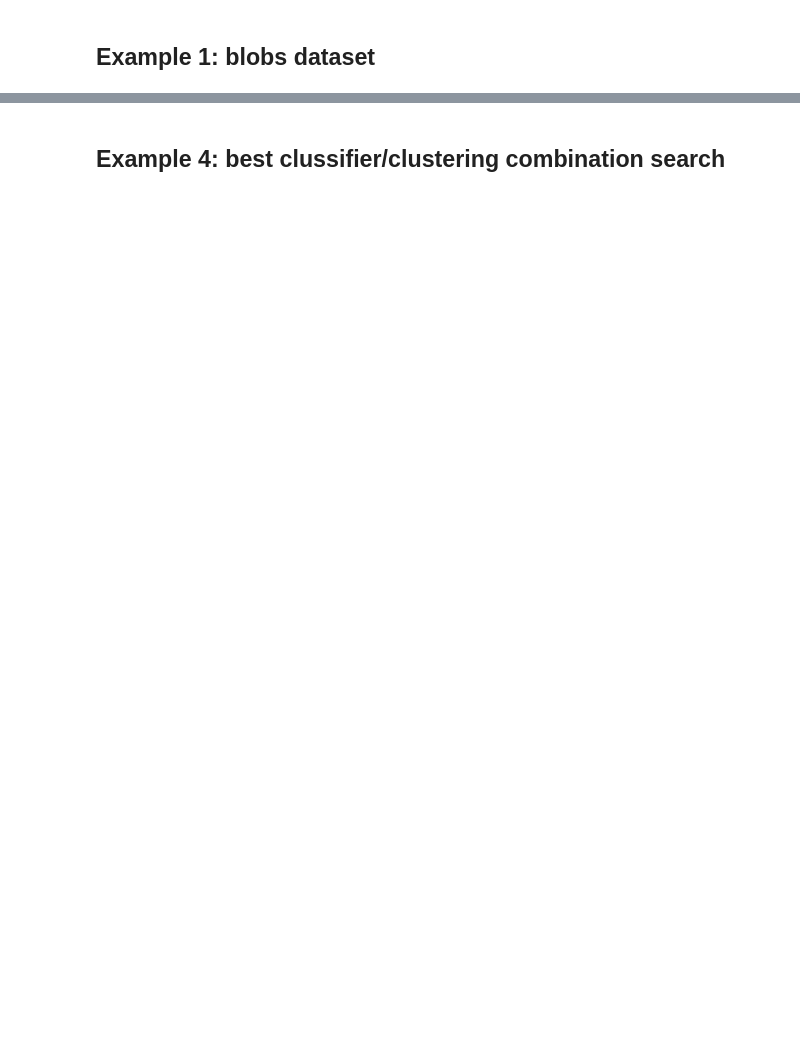
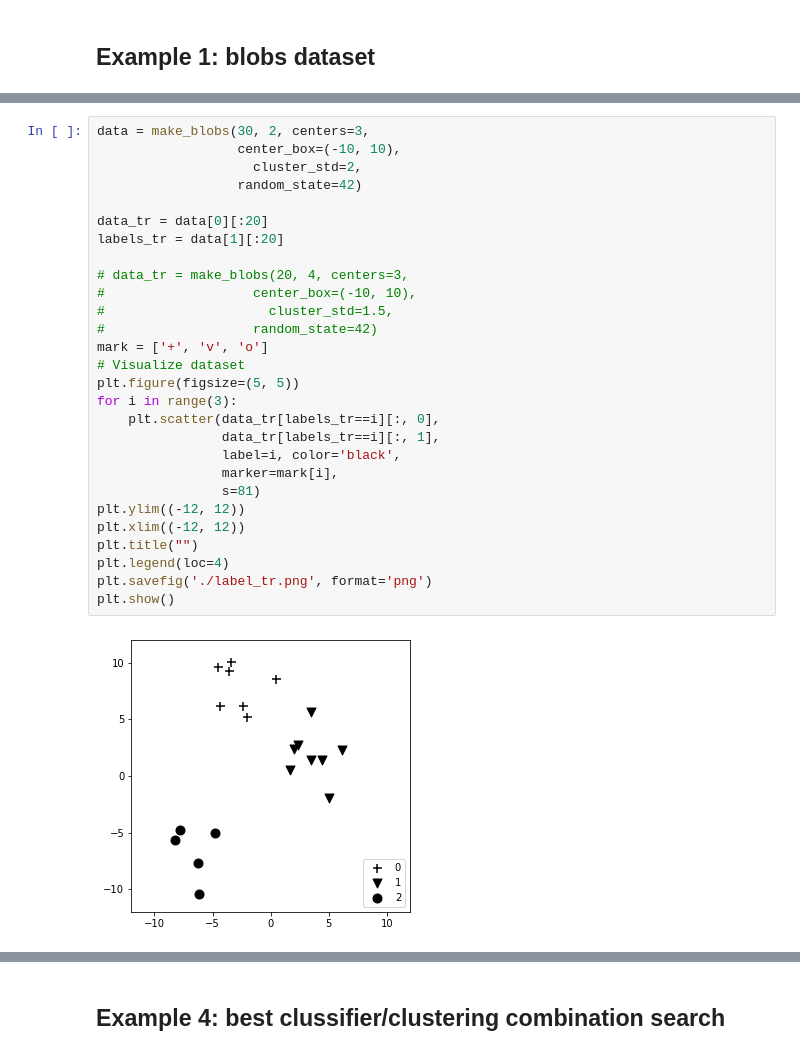
Before and after one commit to IIT-LAND/reval_clustering, a Jupyter notebook: working_examples/manexamples_notebook.ipynb, the cells around one changed output, grey strips where cells are left out. Drawn from its saved outputs; the diff is of its cells as text; blank space fills up the shorter version.

```diff
--- a/working_examples/manexamples_notebook.ipynb
+++ b/working_examples/manexamples_notebook.ipynb
@@ -140,0 +187,30 @@ plt.show()
+# %%
+data = make_blobs(30, 2, centers=3,
+                  center_box=(-10, 10),
+                    cluster_std=2,
+                  random_state=42)
+
+data_tr = data[0][:20]
+labels_tr = data[1][:20]
+
+# data_tr = make_blobs(20, 4, centers=3,
+#                   center_box=(-10, 10),
+#                     cluster_std=1.5,
+#                   random_state=42)
+mark = ['+', 'v', 'o']
+# Visualize dataset
+plt.figure(figsize=(5, 5))
+for i in range(3):
+    plt.scatter(data_tr[labels_tr==i][:, 0],
+                data_tr[labels_tr==i][:, 1],
+                label=i, color='black',
+                marker=mark[i],
+                s=81)
+plt.ylim((-12, 12))
+plt.xlim((-12, 12))
+plt.title("")
+plt.legend(loc=4)
+plt.savefig('./label_tr.png', format='png')
+plt.show()
+# %% [output]
+[figure, added]
```
Also changed, not shown: parts of 45 cells of this notebook, 57 other files.
